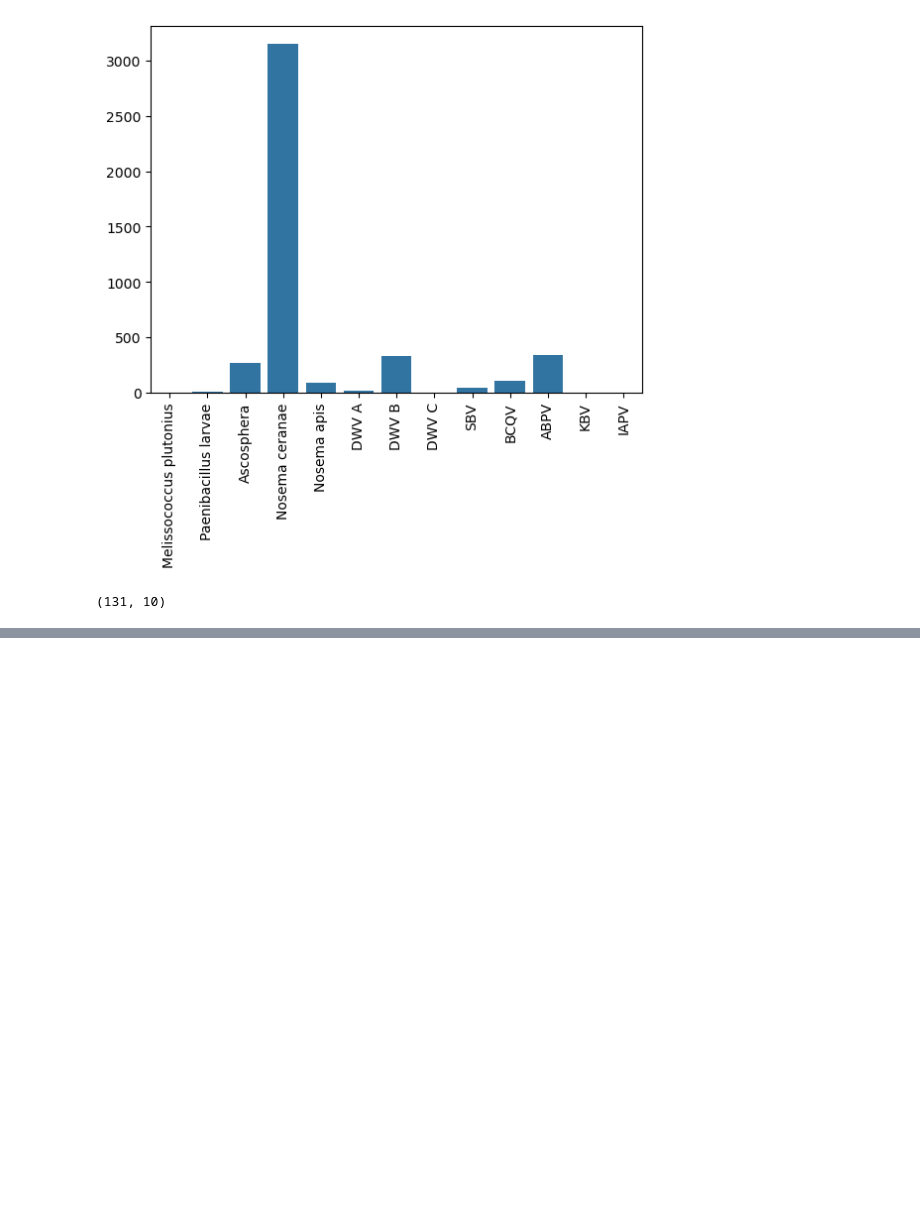
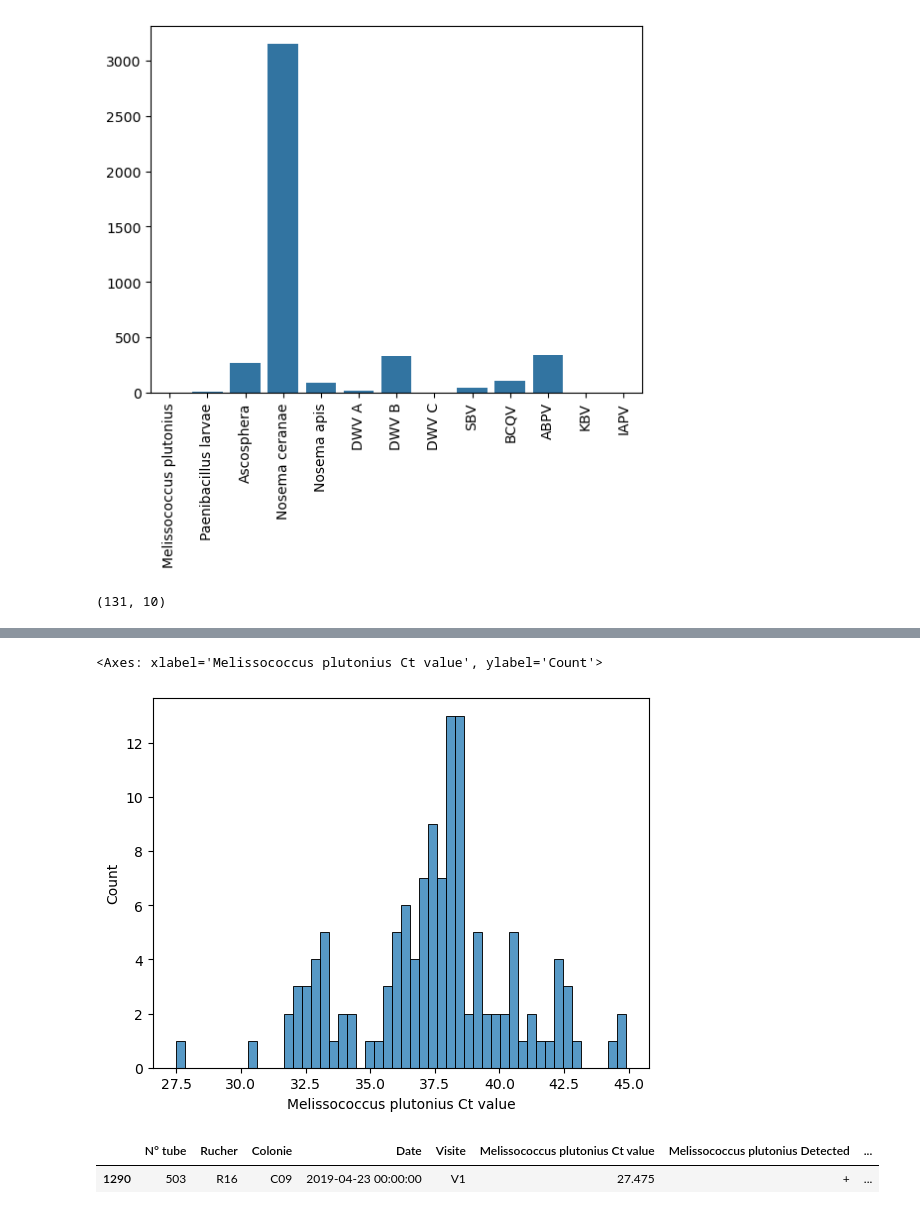
Before and after one commit to victorrossier/plan-b-omics, a Jupyter notebook: notebooks/agripol.ipynb, the cells around one changed output, grey strips where cells are left out. Cells and saved outputs as stored; diff of their text form; code cells hidden in the pictures; blank space fills up the shorter version.

```diff
--- a/notebooks/agripol.ipynb
+++ b/notebooks/agripol.ipynb
@@ -356,0 +461,4 @@ TO DO:
+# %%
+mp_df = df_all[~df_all['Melissococcus plutonius Ct value'].isin({'flat', 'flat !', np.nan, 'X'})]
+
+mp_df['Melissococcus plutonius Ct value'] = np.array(mp_df['Melissococcus plutonius Ct value'].to_numpy(), dtype=float)
@@ -356,0 +471,14 @@ TO DO:
+# %%
+sns.histplot(mp_df['Melissococcus plutonius Ct value'], bins=50)
+# %% [output]
+<Axes: xlabel='Melissococcus plutonius Ct value', ylabel='Count'>
+[figure, added]
+# %%
+mp_high = mp_df[mp_df['Melissococcus plutonius Ct value'] < 30].index.to_numpy()
+mp_med = mp_df[(mp_df['Melissococcus plutonius Ct value'] > 30) & (mp_df['Melissococcus plutonius Ct value'] < 33)].index.to_numpy()
+mp_low = mp_df[(mp_df['Melissococcus plutonius Ct value'] > 35) & (mp_df['Melissococcus plutonius Ct value'] < 38)].index.to_numpy()
+
+df_all.iloc[mp_high, :]
+# %% [output]
+|  | N° tube | Rucher | Colonie | Date | Visite | Melissococcus plutonius Ct value | Melissococcus plutonius Detected | ... |
+| 1290 | 503 | R16 | C09 | 2019-04-23 00:00:00 | V1 | 27.475 | + | ... |
```
Also changed, not shown: parts of 52 cells of this notebook, 1 other file.
